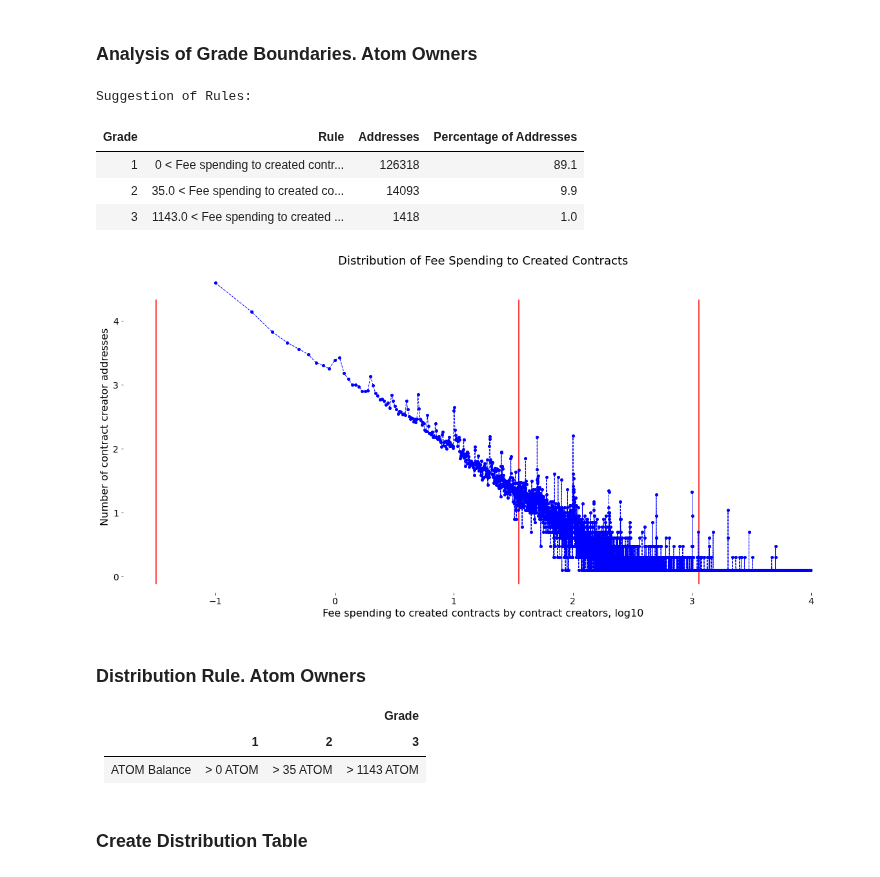
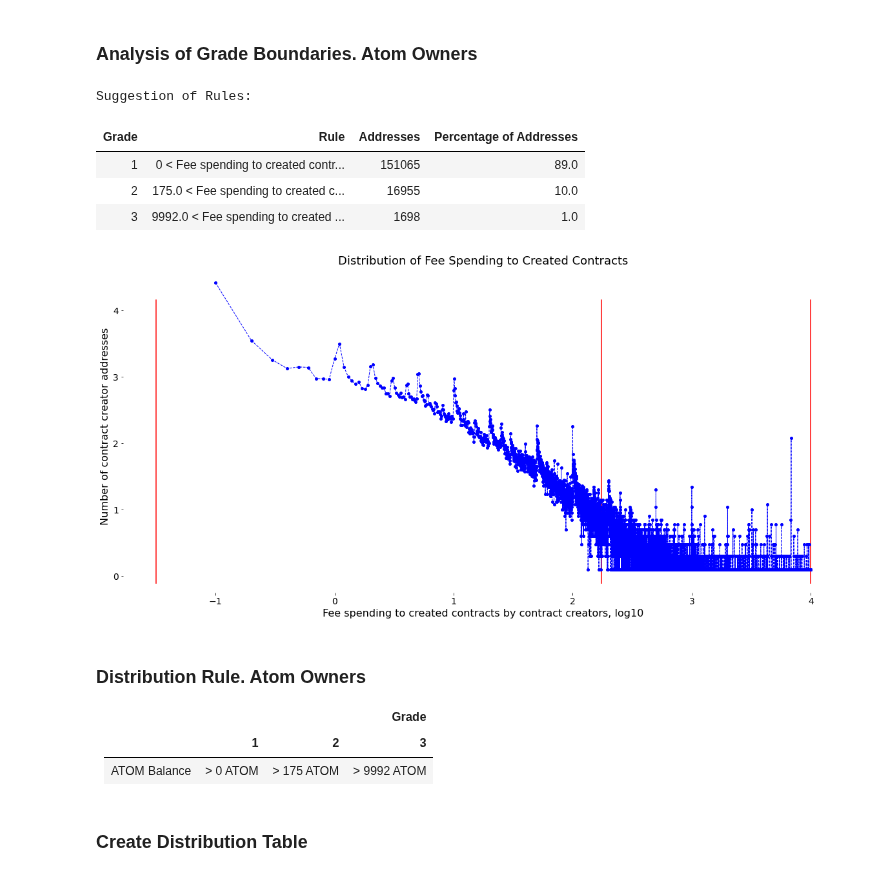
Before and after one commit to Snedashkovsky/cybergift, a Jupyter notebook: astronauts__atom_analysis.ipynb, the cells around one changed output. Cells and saved outputs as stored; diff of their text form; code cells hidden in the pictures.

Commit message:
Add delegated ATOM to the ATOM balances: - update `astronauts__atom_analysis.ipynb` - update `final_distribution.ipynb`

```diff
--- a/astronauts__atom_analysis.ipynb
+++ b/astronauts__atom_analysis.ipynb
@@ -25,38 +25,50 @@ def get_atoms(coins):
         if coin['denom']=='uatom':
             return float(coin['amount'])/1e6
     return 0
+# Get Available balances
+available_df = pd.DataFrame(cosmos_genesis_snapshot["app_state"]['bank']['balances'])
+available_df.loc[:, 'available_atom'] = available_df.coins.map(get_atoms)
+available_df = available_df[available_df.available_atom != 0]
+# Get Delegated balances
+delegated_df = \
+    pd.DataFrame(cosmos_genesis_snapshot["app_state"]['staking']['delegations'])[['delegator_address', 'shares']] \
+        .rename(columns={'delegator_address': 'address'})
+delegated_df.loc[:, 'delegated_atom'] = delegated_df['shares'].map(lambda x: float(x)/1e6)
+# Merge Available and Delegated balances
+balances_df = \
+    available_df[['address', 'available_atom']].merge(
+        delegated_df[['address', 'delegated_atom']],
+        how='outer',
+        on='address'
+    ).fillna(0)
+balances_df.loc[:, 'balance_atom'] = balances_df.available_atom + balances_df.delegated_atom
+balances_df.loc[:, 'balance_atom_rounded'] = balances_df.balance_atom.map(lambda x: round(x + 0.05, 1))
 
-balances_df = pd.DataFrame(cosmos_genesis_snapshot["app_state"]['bank']['balances'])
-balances_df.loc[:, 'balance_atom'] = balances_df.coins.map(get_atoms)
-
-balances_atom_df = balances_df[balances_df.balance_atom != 0].copy()
-balances_atom_df.loc[:, 'balance_atom_rounded'] = balances_atom_df.balance_atom.map(lambda x: round(x + 0.05, 1))
-
-balances_atom_agg_df = balances_atom_df.groupby('balance_atom_rounded')['address'].agg([('number_of_addresses', np.count_nonzero)]).reset_index()
+balances_agg_df = balances_df.groupby('balance_atom_rounded')['address'].agg([('number_of_addresses', np.count_nonzero)]).reset_index()
 # %% [markdown]
 ### Analysis of Grade Boundaries. Atom Owners
 # %%
 atom_owners_boundary =\
     grade_boundaries_analysis(
-        distribution_df=balances_atom_agg_df,
+        distribution_df=balances_agg_df,
         value_column='balance_atom_rounded',
         address_column='number_of_addresses',
         address_chart_label='Number of contract creator addresses',
         value_chart_label='Fee spending to created contracts by contract creators, log10',
         value_name='Fee spending to created contracts',
         value_transform_func=lambda x: log10(x) if x > 0 else -1.5,
         chart_title='Distribution of Fee Spending to Created Contracts',
         max_show_value=10000,
         initial_boundary=0,
         level_line_shift=0,
         boundary_round=0)
 # %% [output]
 Suggestion of Rules:
 | Grade | Rule | Addresses | Percentage of Addresses |
-| 1 | 0 < Fee spending to created contr... | 126318 | 89.1 |
-| 2 | 35.0 < Fee spending to created co... | 14093 | 9.9 |
-| 3 | 1143.0 < Fee spending to created ... | 1418 | 1.0 |
+| 1 | 0 < Fee spending to created contr... | 151065 | 89.0 |
+| 2 | 175.0 < Fee spending to created c... | 16955 | 10.0 |
+| 3 | 9992.0 < Fee spending to created ... | 1698 | 1.0 |
-[figure, old version]
+[figure, new version]
 # %% [markdown]
 ### Distribution Rule. Atom Owners
 
@@ -76,8 +88,8 @@ Suggestion of Rules:
         <tr>
             <td style="text-align: left"> ATOM Balance </td>
             <td> > 0 ATOM </td>
-            <td> > 35 ATOM </td>
-            <td> > 1143 ATOM </td>
+            <td> > 175 ATOM </td>
+            <td> > 9992 ATOM </td>
         </tr>
     </tbody>
 </table>
```
Also changed, not shown: parts of 3 cells of this notebook, 2 other files.
